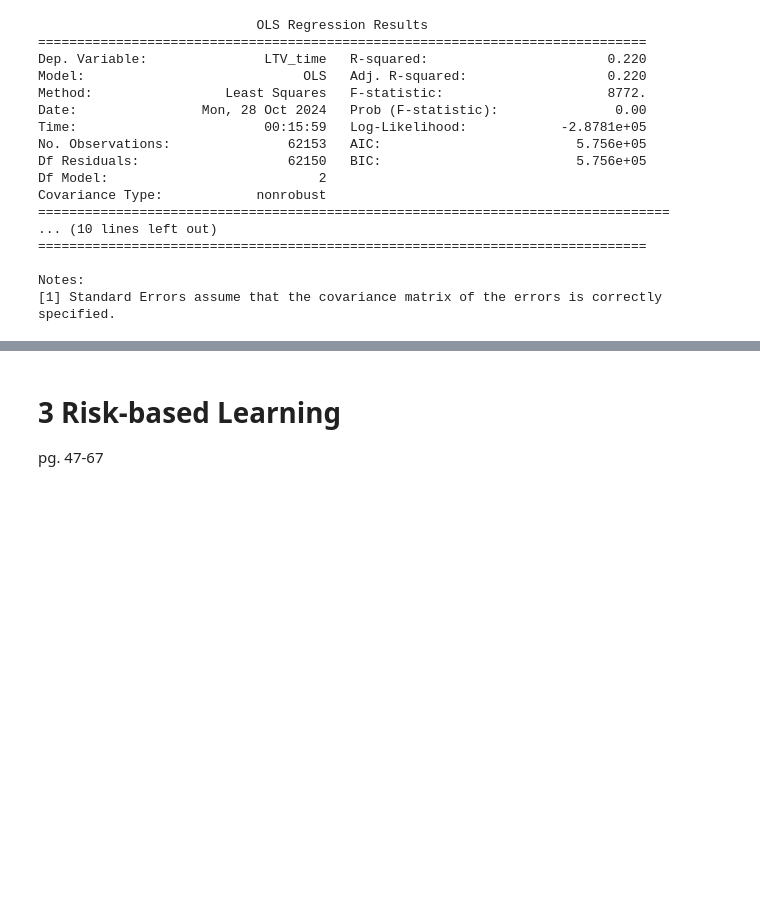
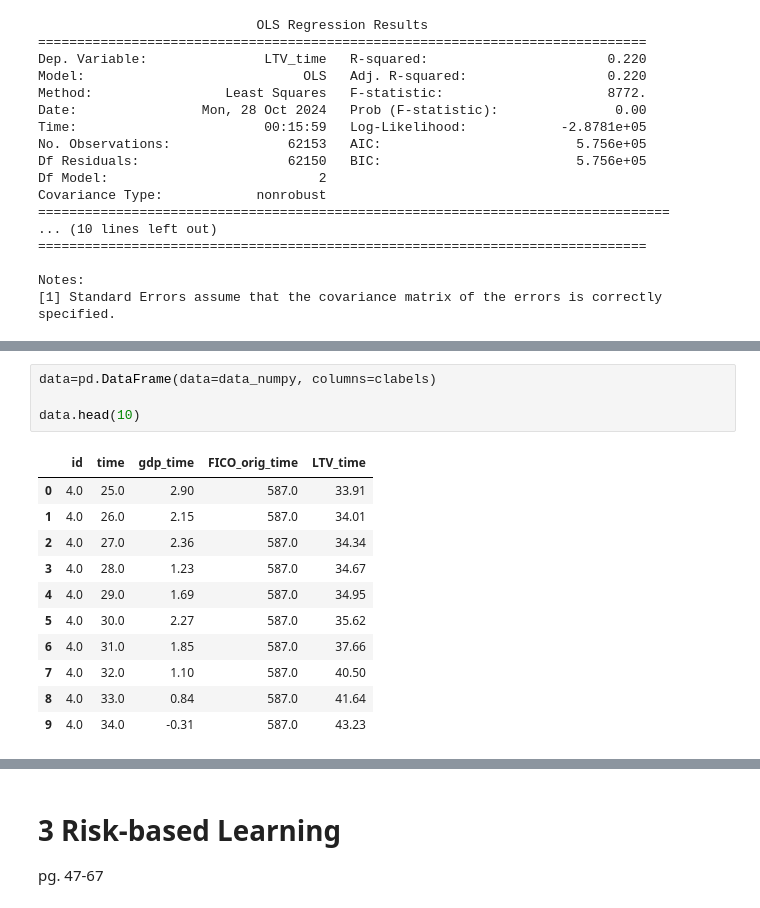
Before and after one commit to lktuan/deep_credit_risk, a Jupyter notebook: notebooks/part1_principle_of_data_learning.ipynb, the cells around one changed output, grey strips where cells are left out. Saved outputs shown, nothing was run; the diff lists cells and outputs as text; blank space fills up the shorter version.

```diff
--- a/notebooks/part1_principle_of_data_learning.ipynb
+++ b/notebooks/part1_principle_of_data_learning.ipynb
@@ -560,0 +586,16 @@ Notes:
+# %%
+data=pd.DataFrame(data=data_numpy, columns=clabels)
+
+data.head(10)
+# %% [output]
+|  | id | time | gdp_time | FICO_orig_time | LTV_time |
+| 0 | 4.0 | 25.0 | 2.90 | 587.0 | 33.91 |
+| 1 | 4.0 | 26.0 | 2.15 | 587.0 | 34.01 |
+| 2 | 4.0 | 27.0 | 2.36 | 587.0 | 34.34 |
+| 3 | 4.0 | 28.0 | 1.23 | 587.0 | 34.67 |
+| 4 | 4.0 | 29.0 | 1.69 | 587.0 | 34.95 |
+| 5 | 4.0 | 30.0 | 2.27 | 587.0 | 35.62 |
+| 6 | 4.0 | 31.0 | 1.85 | 587.0 | 37.66 |
+| 7 | 4.0 | 32.0 | 1.10 | 587.0 | 40.50 |
+| 8 | 4.0 | 33.0 | 0.84 | 587.0 | 41.64 |
+| 9 | 4.0 | 34.0 | -0.31 | 587.0 | 43.23 |
```
Also changed, not shown: parts of 14 cells of this notebook, 2 other files.
